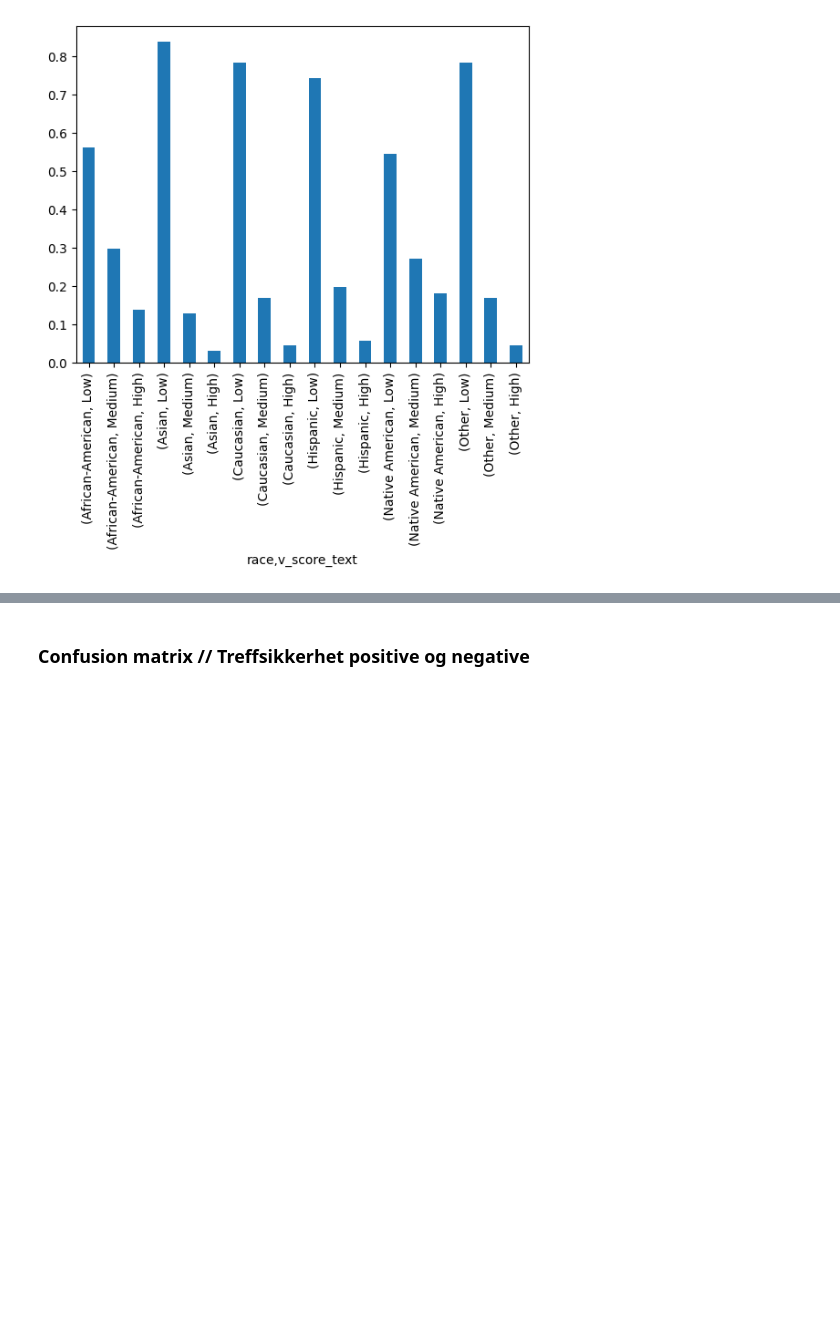
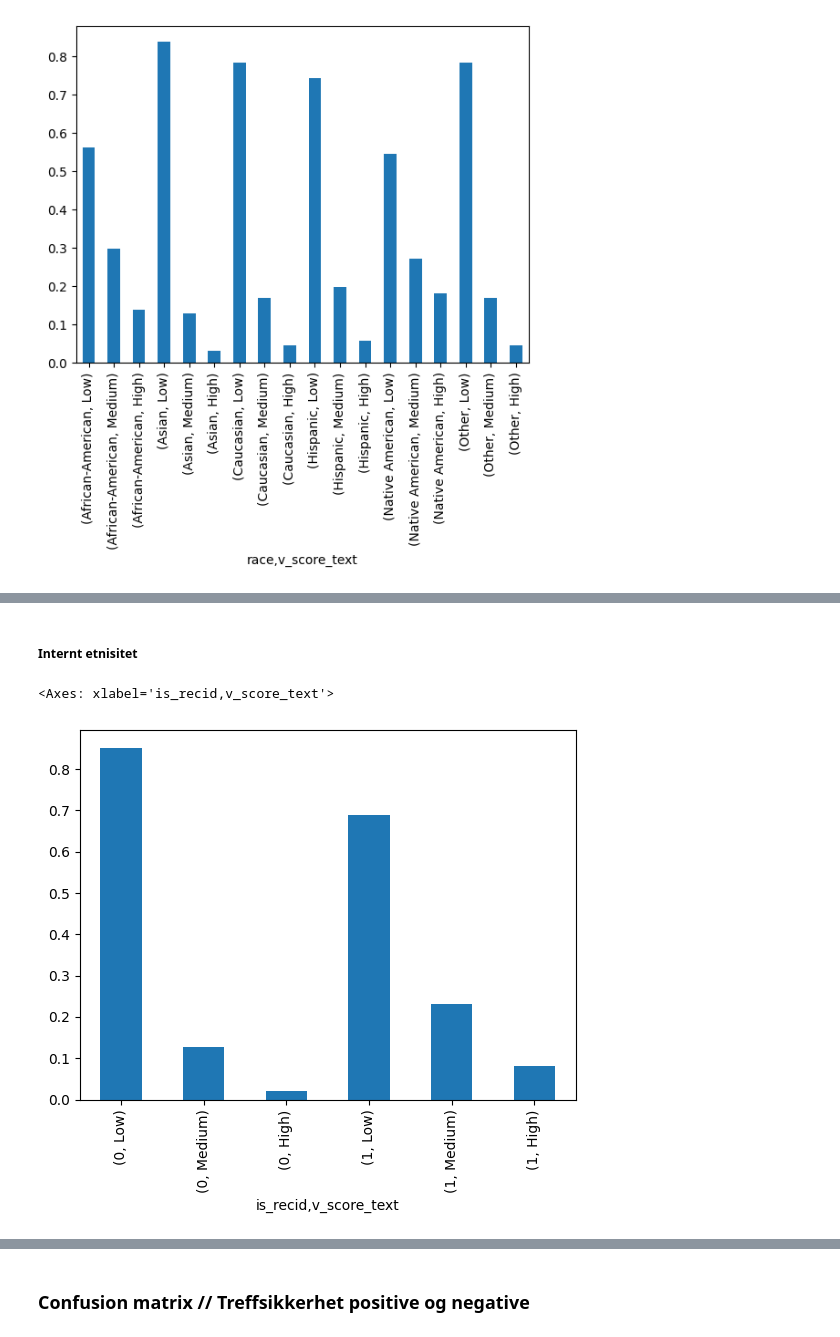
Before and after one commit to hhareide/HON2200_Prosjekt1_COMPAS, a Jupyter notebook: compasanalyse.ipynb, the cells around one changed output, grey strips where cells are left out. Cells and saved outputs as stored; diff of their text form; code cells hidden in the pictures; blank space fills up the shorter version.

```diff
--- a/compasanalyse.ipynb
+++ b/compasanalyse.ipynb
@@ -139,0 +158,10 @@ rel_freq.plot.bar()
+# %% [markdown]
+##### Internt etnisitet
+# %%
+white = df_full[df_full['race'] == 'Caucasian']
+
+rel_freq = white.groupby('is_recid')['v_score_text'].value_counts(normalize=True)
+rel_freq.plot.bar()
+# %% [output]
+<Axes: xlabel='is_recid,v_score_text'>
+[figure, added]
```
Also changed, not shown: parts of 35 cells of this notebook.
